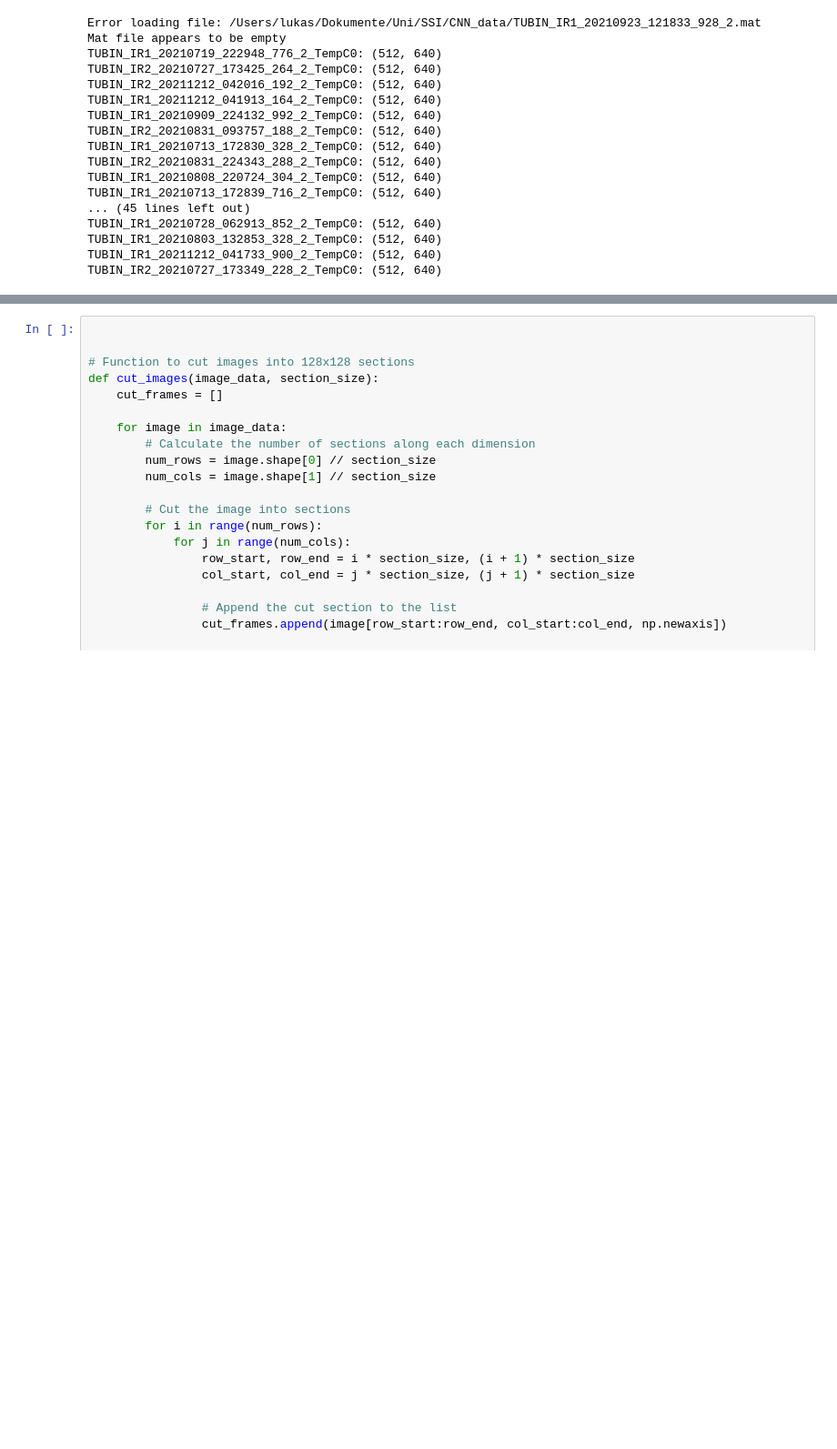
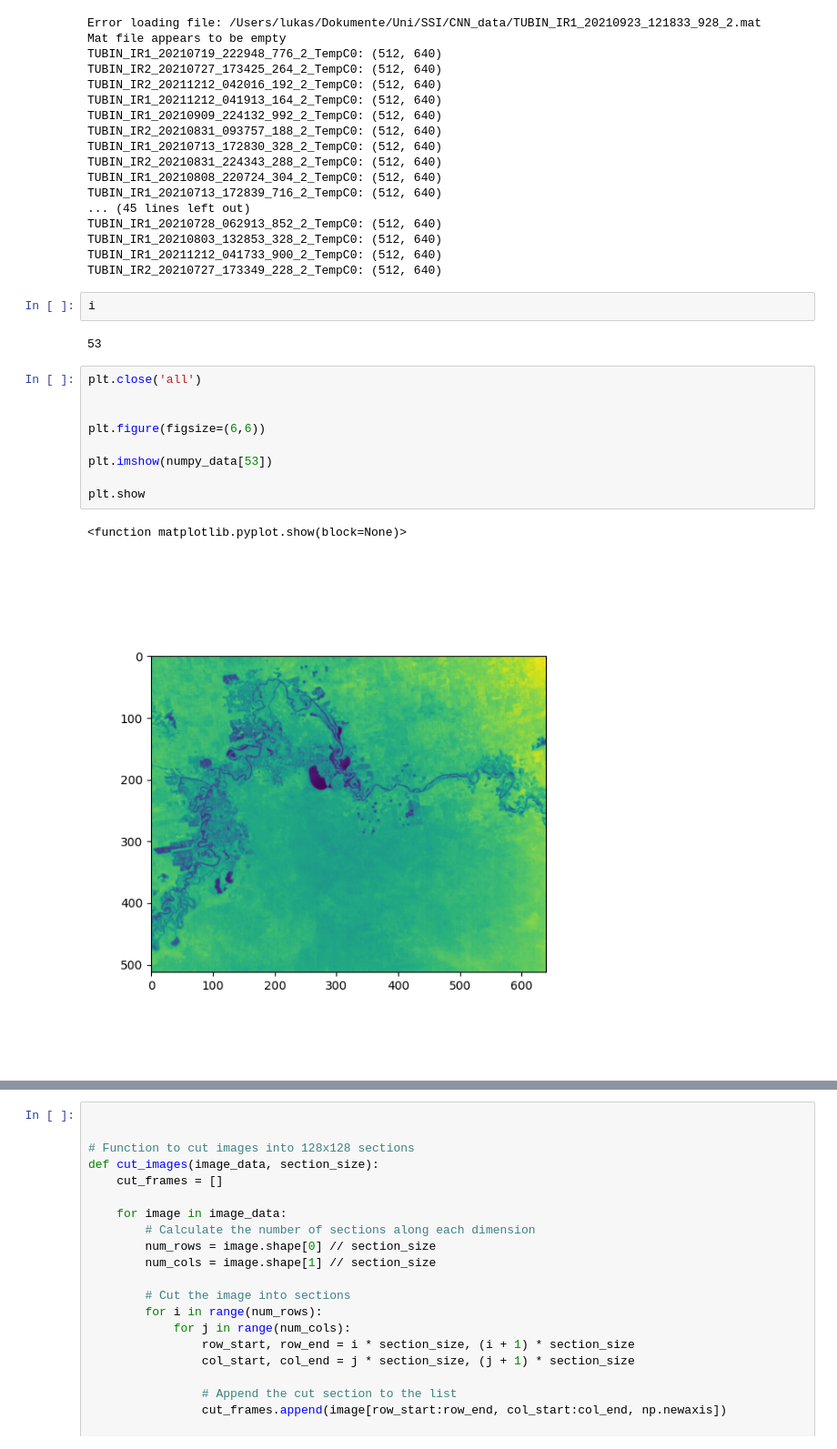
Before and after one commit to LukeKerman/TUB, a Jupyter notebook: TUBIN_CNN/Segmentation models/TUBIN_IR_cloudmask_generator.ipynb, the cells around one changed output, grey strips where cells are left out. Shown at 91% size. Saved outputs shown, nothing was run; the diff lists cells and outputs as text; blank space fills up the shorter version.

```diff
--- a/TUBIN_CNN/Segmentation models/TUBIN_IR_cloudmask_generator.ipynb
+++ b/TUBIN_CNN/Segmentation models/TUBIN_IR_cloudmask_generator.ipynb
@@ -149,5 +126,21 @@ TUBIN_IR1_20210728_062913_852_2_TempC0: (512, 640)
 TUBIN_IR1_20210803_132853_328_2_TempC0: (512, 640)
 TUBIN_IR1_20211212_041733_900_2_TempC0: (512, 640)
 TUBIN_IR2_20210727_173349_228_2_TempC0: (512, 640)
+# %%
+i
+# %% [output]
+53
+# %%
+plt.close('all')
+
+
+plt.figure(figsize=(6,6))
+
+plt.imshow(numpy_data[53])
+
+plt.show
+# %% [output]
+<function matplotlib.pyplot.show(block=None)>
+[figure, added]
 # %%
 # Generate random indices to select four images
```
Also changed, not shown: parts of 22 cells of this notebook.
